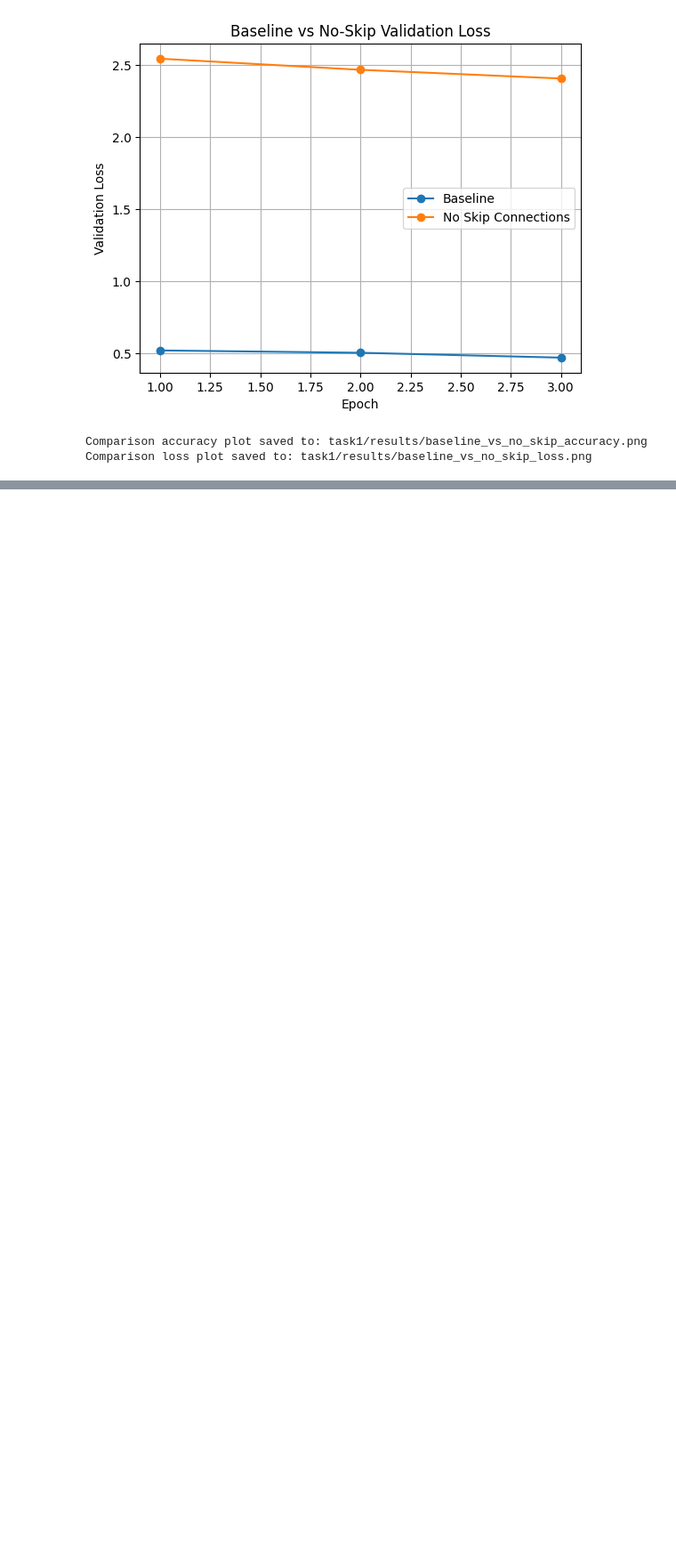
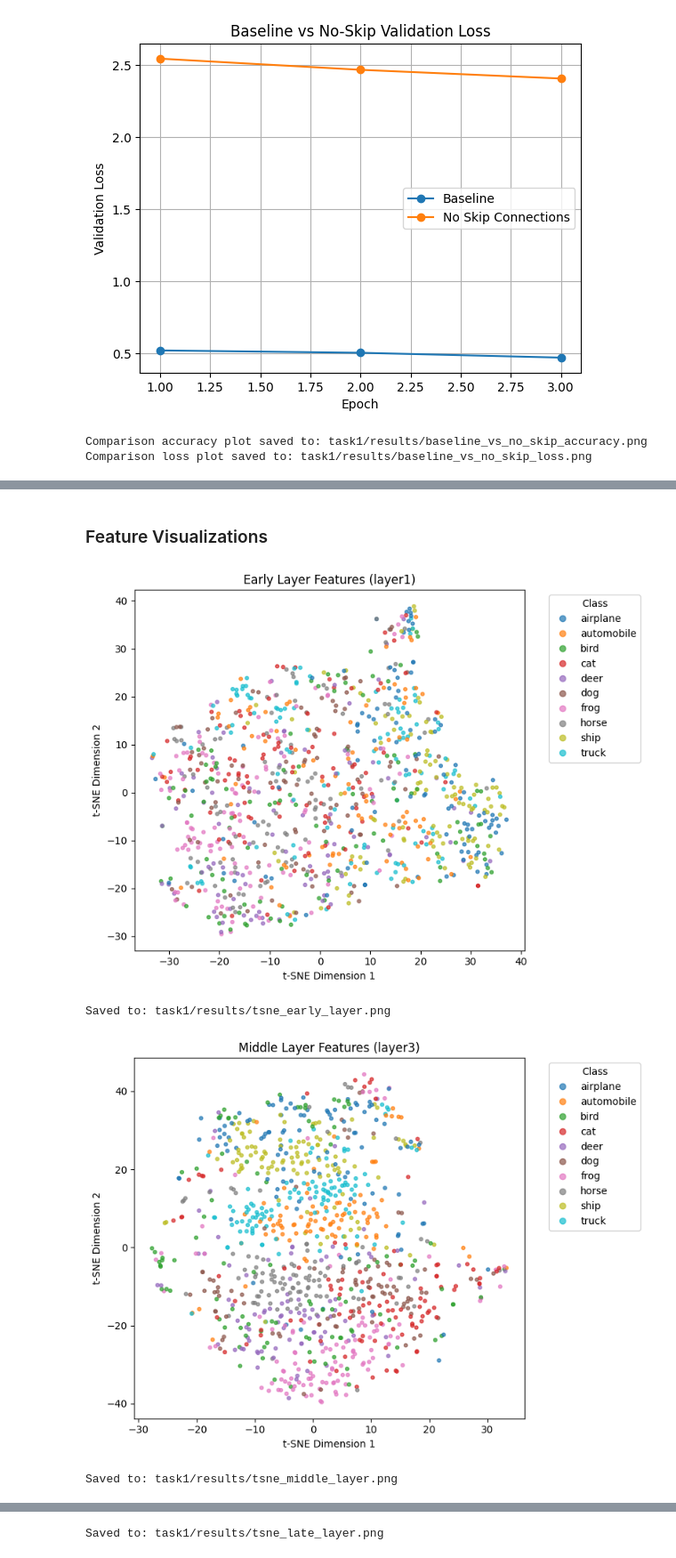
Before and after one commit to sohauv/atml_pa0, a Jupyter notebook: task1/task1.ipynb, the cells around one changed output, grey strips where cells are left out. Shown at 89% size. Drawn from its saved outputs; the diff is of its cells as text; code cells hidden in the pictures; blank space fills up the shorter version.

Commit message:
Complete Task 1.4 transfer learning experiments

```diff
--- a/task1/task1.ipynb
+++ b/task1/task1.ipynb
@@ -701,0 +821,71 @@ Comparison loss plot saved to: task1/results/baseline_vs_no_skip_loss.png
+# %% [markdown]
+### Feature Visualizations
+# %%
+class_names = test_dataset.classes
+
+
+def plot_tsne(embedding, labels, title, save_name):
+    plt.figure(figsize=(8, 6))
+
+    scatter = plt.scatter(
+        embedding[:, 0],
+        embedding[:, 1],
+        c=labels,
+        cmap="tab10",
+        s=12,
+        alpha=0.7,
+    )
+
+    handles, _ = scatter.legend_elements()
+
+    plt.legend(
+        handles,
+        class_names,
+        title="Class",
+        bbox_to_anchor=(1.05, 1),
+        loc="upper left",
+    )
+
+    plt.xlabel("t-SNE Dimension 1")
+    plt.ylabel("t-SNE Dimension 2")
+    plt.title(title)
+
+    plt.tight_layout()
+
+    save_path = RESULTS_DIR / save_name
+
+    plt.savefig(
+        save_path,
+        bbox_inches="tight",
+    )
+
+    plt.show()
+
+    print("Saved to:", save_path)
+
+
+plot_tsne(
+    early_tsne,
+    feature_labels,
+    "Early Layer Features (layer1)",
+    "tsne_early_layer.png",
+)
+
+plot_tsne(
+    middle_tsne,
+    feature_labels,
+    "Middle Layer Features (layer3)",
+    "tsne_middle_layer.png",
+)
+
+plot_tsne(
+    late_tsne,
+    feature_labels,
+    "Late Layer Features (layer4)",
+    "tsne_late_layer.png",
+)
+# %% [output]
+[figure, added]
+Saved to: task1/results/tsne_early_layer.png
+[figure, added]
+Saved to: task1/results/tsne_middle_layer.png
@@ -701,0 +893 @@ Comparison loss plot saved to: task1/results/baseline_vs_no_skip_loss.png
+Saved to: task1/results/tsne_late_layer.png
```
Also changed, not shown: parts of 23 cells of this notebook, 2 other files.
